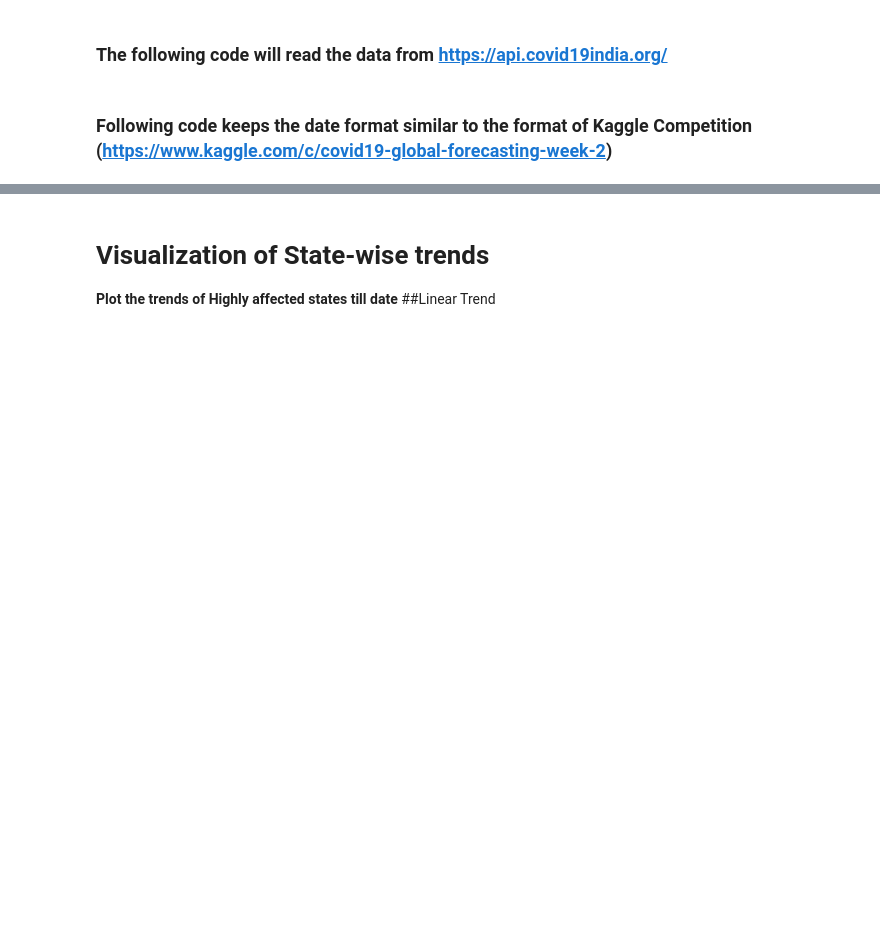
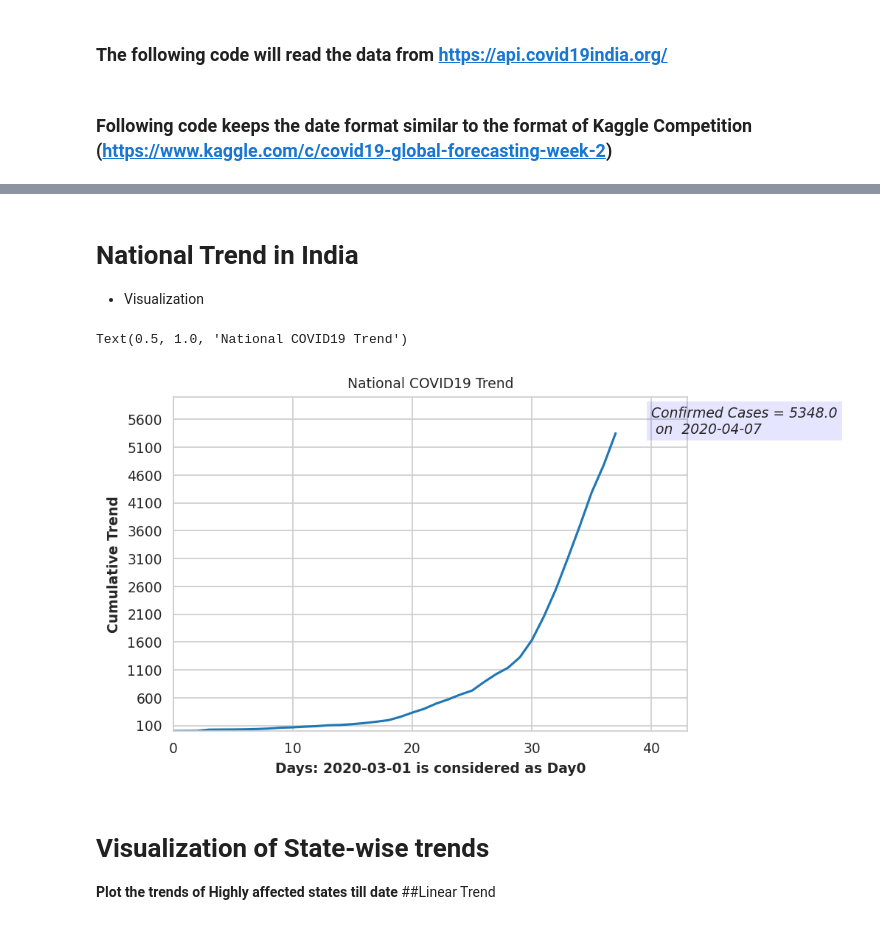
Before and after one commit to anandsahadevan/COVID19india_visualize, a Jupyter notebook: COVID19_India_API_read_visualize.ipynb, the cells around one changed output, grey strips where cells are left out. Drawn from its saved outputs; the diff is of its cells as text; code cells hidden in the pictures; blank space fills up the shorter version.

```diff
--- a/COVID19_India_API_read_visualize.ipynb
+++ b/COVID19_India_API_read_visualize.ipynb
@@ -191,3 +246,28 @@ final_datad['Date'] = temp1.dt.strftime('%Y-%m-%d')
+# %% [markdown]
+# **National Trend in India**
+* Visualization
+# %%
+max_cases=6000
+xloc=40
+
+trainn=final_data.copy()
+States=list(trainn.State.unique())
+confcase=np.zeros((tot_days,len(States)))
+for j in range (0,len(States)):
+    tt= trainn.query('State == '+ '"'+States[j]+'"')
+    confcase[:,j]=tt.ConfirmedCases
+tot_cases=confcase.sum(axis=1)
+plt.plot(np.arange(0,tot_days),confcase.sum(axis=1))
+plt.xlabel('Days: '+ str(day0) +' is considered as Day0')
+plt.ylabel('Cumulative Trend')
+plt.xticks(np.arange(0,tot_days+5,10))
+plt.xlim([0,tot_days+5]);plt.ylim([0,max_cases])
+plt.yticks(np.arange(100,max_cases,500))
+plt.text(xloc, tot_cases[-1], 'Confirmed Cases' +" = "+ str(tot_cases[-1])+ '\n on  ' + str(till_date), style='italic',bbox={'facecolor':'blue', 'alpha': 0.1, 'pad': 3})
+plt.title('National COVID19 Trend')
+# %% [output]
+Text(0.5, 1.0, 'National COVID19 Trend')
+[figure, added]
 # %% [markdown]
 # Visualization of State-wise trends
  **Plot the trends of Highly affected states till date**
```
Also changed, not shown: parts of 10 cells of this notebook.
